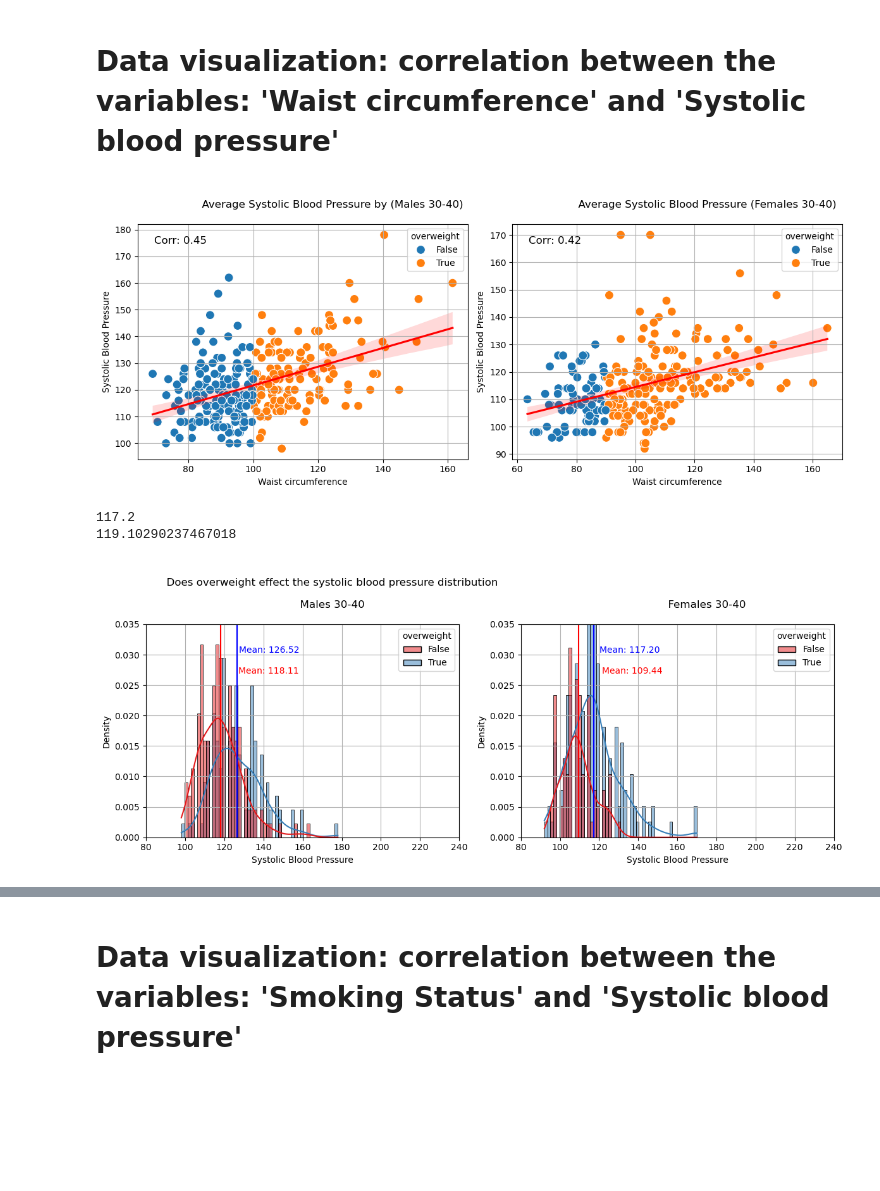
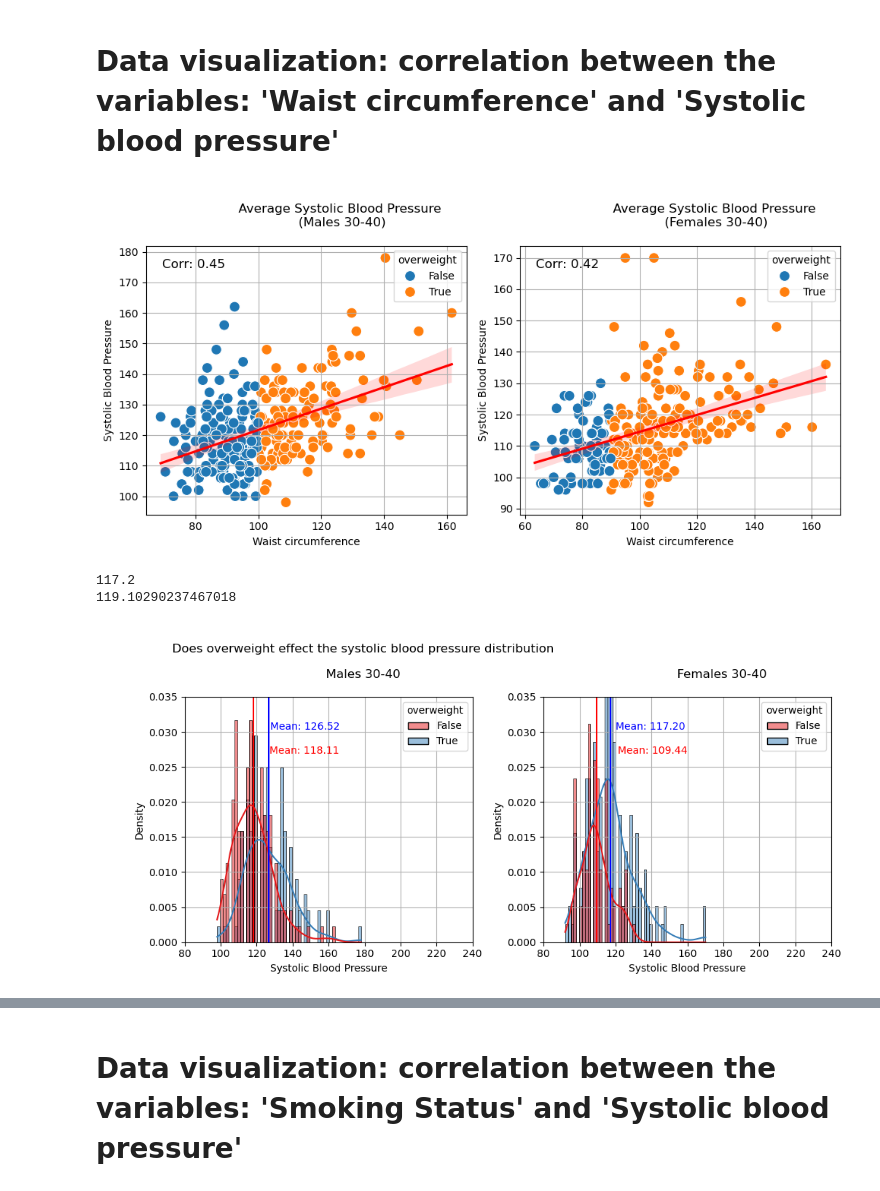
Before and after one commit to jahokas/statistics, a Jupyter notebook: nhanes_study.ipynb, the cells around one changed output, grey strips where cells are left out. Drawn from its saved outputs; the diff is of its cells as text; code cells hidden in the pictures; blank space fills up the shorter version.

```diff
--- a/nhanes_study.ipynb
+++ b/nhanes_study.ipynb
@@ -674,7 +699,7 @@ print("""
 # %% [markdown]
 # Data visualization: correlation between the variables: 'Waist circumference' and 'Systolic blood pressure'
 # %%
-fig, axes = plt.subplots(1, 2, figsize=(12, 5))
+fig, axes = plt.subplots(1, 2, figsize=(10, 5))
 
 # Calculate correlation for males
 corr_male = df.query('gender == "Male" & target_group == True')[['waist_circumference', 'syst_blood_pressure']].corr().iloc[0, 1]
@@ -684,36 +709,38 @@ corr_female = df.query('gender == "Female" & target_group == True')[['waist_circ
 # Scatter plot for females with regression line
 sns.scatterplot(data=df.query('gender == "Male" & target_group == True'),
                 x='waist_circumference', y='syst_blood_pressure', s=100, color='blue', hue='overweight', marker='o', ax=axes[0])
 sns.regplot(data=df.query('gender == "Male" & target_group == True'),
             x='waist_circumference', y='syst_blood_pressure', scatter=False, ax=axes[0], color='red')
 axes[0].set_title('''
-                  Average Systolic Blood Pressure by (Males 30-40)
+                  Average Systolic Blood Pressure
+                  (Males 30-40)
                   ''')
 axes[0].set_xlabel('Waist circumference')
 axes[0].set_ylabel('Systolic Blood Pressure')
 axes[0].grid(True)
 axes[0].annotate(f'Corr: {corr_male:.2f}', xy=(0.05, 0.95), xycoords='axes fraction', ha='left', va='top', fontsize=12, color='black')
 
 
 
 # Scatter plot for males with regression line
 sns.scatterplot(data=df.query('gender == "Female" & target_group == True'),
                 x='waist_circumference', y='syst_blood_pressure', s=100, hue='overweight', marker='o', ax=axes[1])
 sns.regplot(data=df.query('gender == "Female" & target_group == True'),
             x='waist_circumference', y='syst_blood_pressure', scatter=False, ax=axes[1], color='red')
 axes[1].set_title('''
-                  Average Systolic Blood Pressure (Females 30-40)
+                  Average Systolic Blood Pressure
+                  (Females 30-40)
                   ''')
 axes[1].set_xlabel('Waist circumference')
 axes[1].set_ylabel('Systolic Blood Pressure')
 axes[1].grid(True)
 axes[1].annotate(f'Corr: {corr_female:.2f}', xy=(0.05, 0.95), xycoords='axes fraction', ha='left', va='top', fontsize=12, color='black')
 
 plt.tight_layout()
 plt.show()
 # 18-30, 30-40, 40-50, 50-60, 60-70, 70-80
 # %% [output]
-[figure, old version]
+[figure, new version]
 # %%
 print(np.mean(df.query('target_group == True & gender == "Female" & overweight == True')["syst_blood_pressure"].dropna()))
 print(np.mean(df.query('target_group == False & gender == "Female" & overweight == False')["syst_blood_pressure"].dropna()))
@@ -721,7 +748,7 @@ print(np.mean(df.query('target_group == False & gender == "Female" & overweight
 117.2
 119.10290237467018
 # %%
-fig, axes = plt.subplots(1, 2, figsize=(12, 5))
+fig, axes = plt.subplots(1, 2, figsize=(10, 5))
 
 # Plot for elevated blood pressures for male
 sns.histplot(df.query('target_group == True & gender == "Male"'), x="syst_blood_pressure", kde=True, bins=50, hue='overweight', stat='density', palette="Set1", ax=axes[0])
@@ -764,4 +791,4 @@ axes[1].set_ylim(0, 0.035)
 plt.tight_layout()
 plt.show()
 # %% [output]
-[figure, old version]
+[figure, new version]
```
Also changed, not shown: parts of 24 cells of this notebook.
